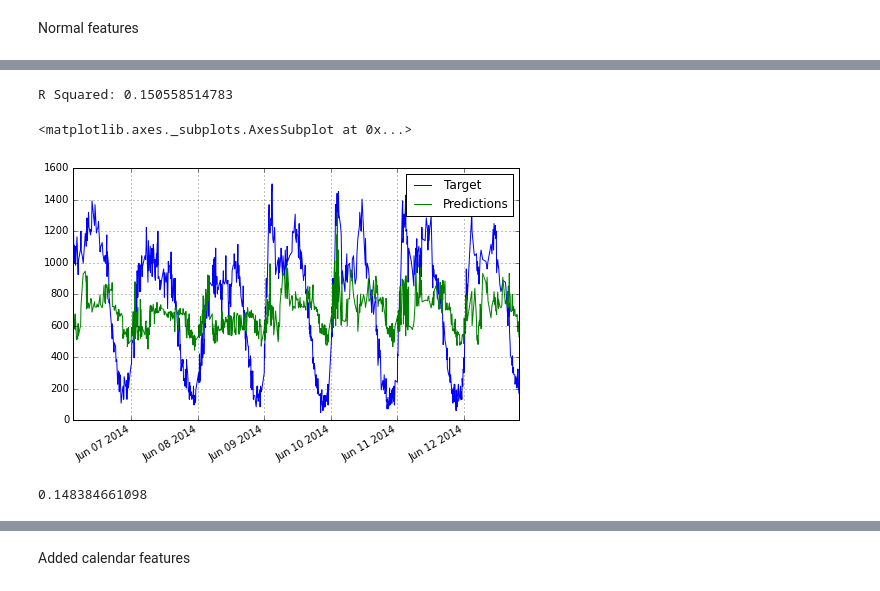
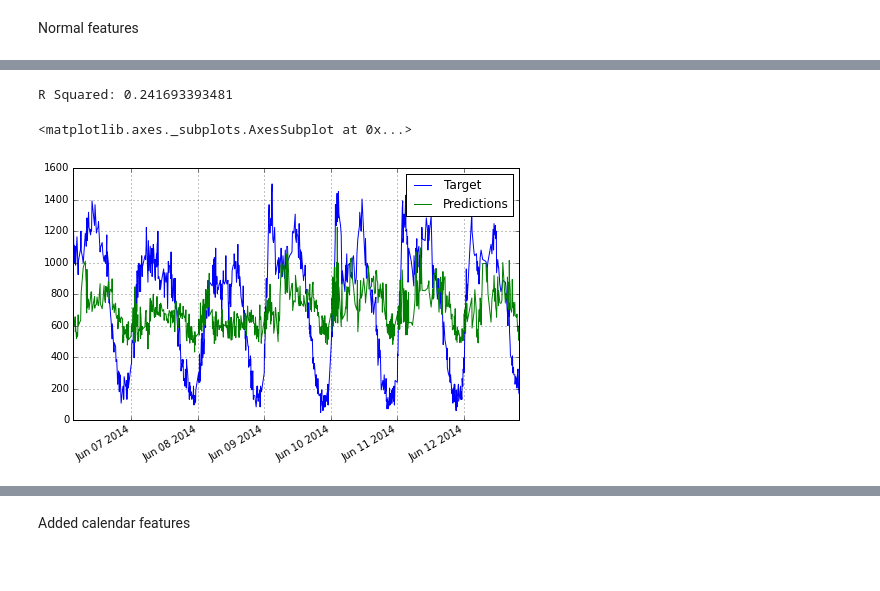
Before and after one commit to bkazic/Final-Project-Blog, a Jupyter notebook: Final Project - Blog.ipynb, the cells around one changed output, grey strips where cells are left out. Saved outputs shown, nothing was run; the diff lists cells and outputs as text; code cells hidden in the pictures.

```diff
--- a/Final Project - Blog.ipynb
+++ b/Final Project - Blog.ipynb
@@ -377,7 +363,7 @@ class LinearRegressionModel:
         features = dataframe[self.feature_space]
 
         if (self.dummies != None):
-            features = parse_dummies(features, dataframe)
+            features = self.parse_dummies(features, dataframe)
 
         features["ones"] = np.ones(dataframe.shape[0])
         features_array = np.array(features)
@@ -389,7 +375,7 @@ class LinearRegressionModel:
         features = dataframe[self.feature_space]
 
         if (self.dummies != None):
-            features = parse_dummies(features, dataframe)
+            features = self.parse_dummies(features, dataframe)
 
         features["ones"] = np.ones(dataframe.shape[0])
         features_array = np.array(features)
@@ -397,7 +383,7 @@ class LinearRegressionModel:
         predictions = np.dot(features_array, Model.weights)
         return predictions
 
-   def parse_dummies(features, dataframe):
+   def parse_dummies(self, features, dataframe):
         for dummie in self.dummies:
             features = features.join(pd.get_dummies(dataframe[dummie], prefix=dummie))
             del features[dummie]
@@ -446,53 +398,26 @@ def compute_r_squared(data, predictions):
 # %%
 # Split original dataset to training and testing subset
-splitting_point = int(0.9 * traffic_data.shape[0])
+splitting_point = int(0.5 * traffic_data.shape[0])
 training_traffic_data = traffic_data[:splitting_point]
 testing_traffic_data = traffic_data[splitting_point:]
 
 # Initialize model instance
 feature_space = ["Flow","Gap","Occupancy","Speed","TrafficStatus"]
 target_attribute = ["Target"]
 Model = LinearRegressionModel(feature_space, target_attribute)
 
 # Train model with training set
 Model.train(training_traffic_data)
 # Predict with testing set
 testing_traffic_data["Predictions"] = Model.predict(testing_traffic_data)
 
 # Evaluate prediction
 print "R Squared:", compute_r_squared(testing_traffic_data["Target"], testing_traffic_data["Predictions"])
 
 # Plot predictions
 plotting_data = testing_traffic_data['2014-06-06 03:00:00':'2014-06-13 01:00:00'][['Target','Predictions']]
 plotting_data.plot(figsize=(8,5))
 # %% [output]
-R Squared: 0.150558514783
+R Squared: 0.241693393481
 <matplotlib.axes._subplots.AxesSubplot at 0x...>
-[figure, old version]
+[figure, new version]
-# %%
-def predictions(dataframe):
-    features = dataframe[["Flow","Gap","Occupancy","Speed","TrafficStatus"]]
-    values = dataframe[["Target"]]
-
-    features["ones"] = np.ones(len(values))
-    features_array = np.array(features)
-    values_array = np.array(values).flatten()
-
-    theta_ols = linalg.lstsq(features_array, values_array)[0]
-    predictions = np.dot(features_array, theta_ols)
-
-    return predictions
-
-def compute_r_squared(data, predictions):
-    SST = ((data-np.mean(data))**2).sum()
-    SSReg = ((predictions-np.mean(data))**2).sum()
-    r_squared = SSReg / SST
-
-    return r_squared
-
-
-traffic_data["Predictions"] = predictions(traffic_data)
-print compute_r_squared(traffic_data["Target"], traffic_data["Predictions"])
-#traffic_data
-# %% [output]
-0.148384661098
```
Also changed, not shown: parts of 17 cells of this notebook, 1 other file.
